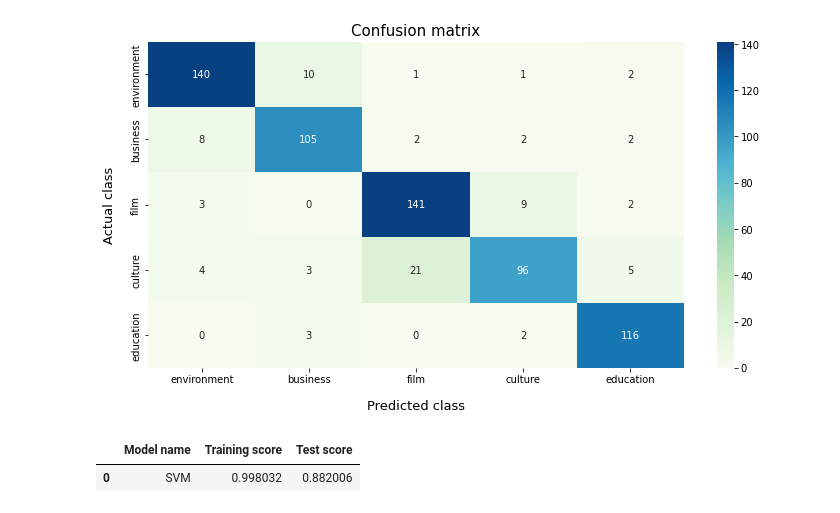
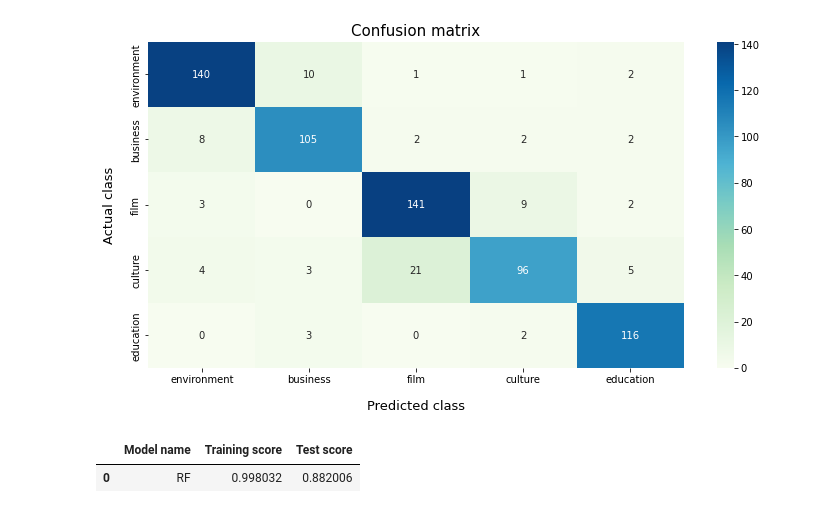
Before and after one commit to mz256/Guardian_news_classification, a Jupyter notebook: 05_random_forest.ipynb, the cells around one changed output. Drawn from its saved outputs; the diff is of its cells as text; code cells hidden in the pictures.

```diff
--- a/05_random_forest.ipynb
+++ b/05_random_forest.ipynb
@@ -132,12 +132,12 @@ ax.set_ylabel('Actual class', labelpad=15., fontsize=13);
 [figure]
 # %%
 summary = pd.DataFrame(data=
-                      {'Model name': 'SVM',
+                      {'Model name': 'RF',
                        'Training score': training_score,
                        'Test score': test_score},
                        index=[0])
 summary
 # %% [output]
 |  | Model name | Training score | Test score |
-| 0 | SVM | 0.998032 | 0.882006 |
+| 0 | RF | 0.998032 | 0.882006 |
 # %%
```
Also changed, not shown: parts of 2 cells of this notebook, 6 other files.
